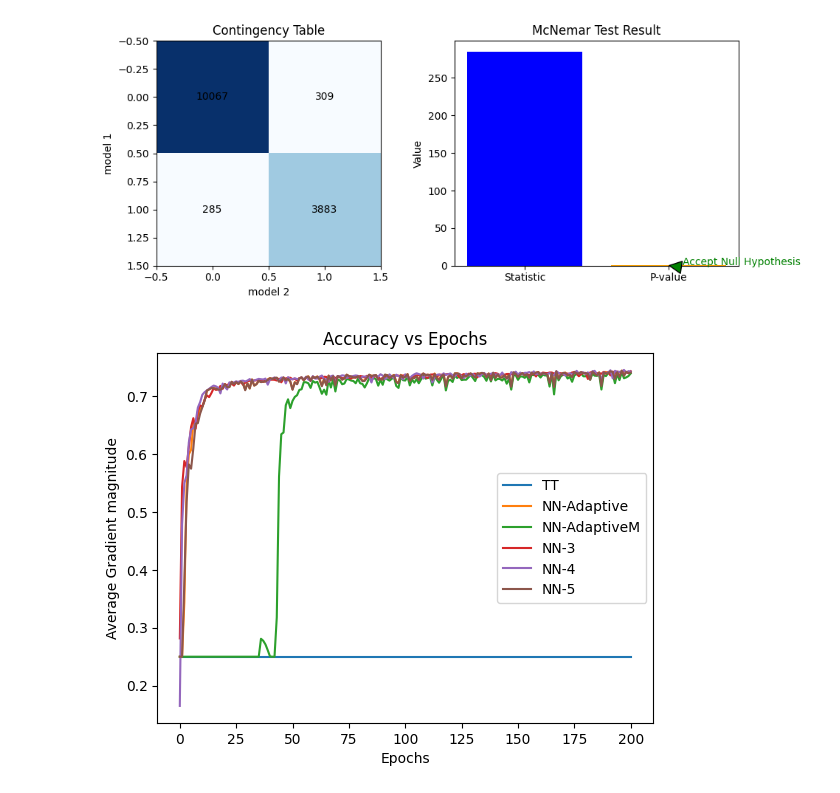
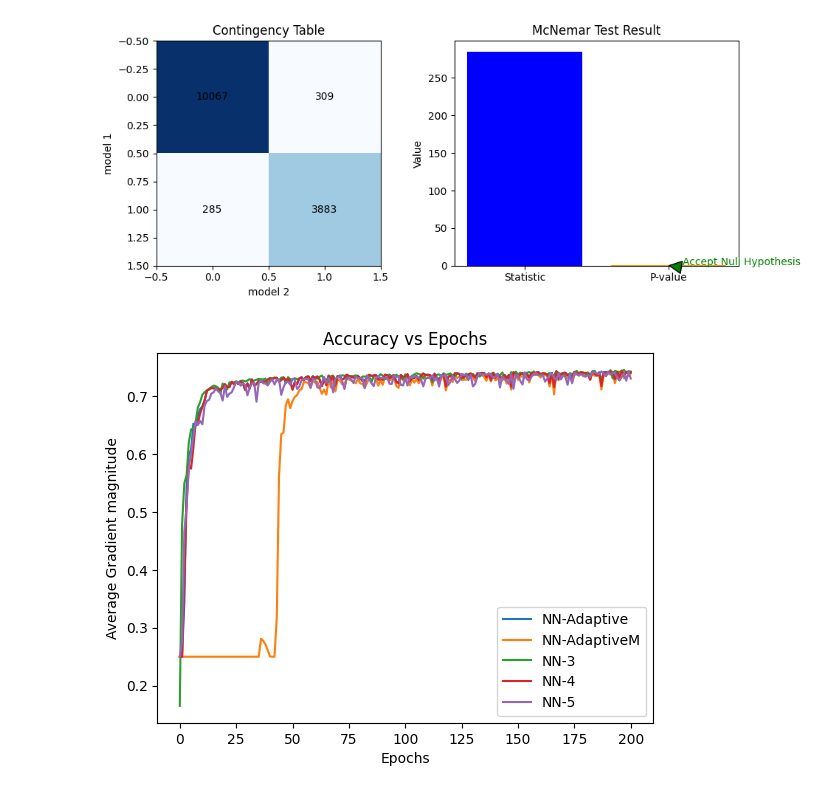
Before and after one commit to wayne-xyz/CS7324As, a Jupyter notebook: Lab4/LabFour.ipynb, the cells around one changed output. Drawn from its saved outputs; the diff is of its cells as text; code cells hidden in the pictures.

```diff
--- a/Lab4/LabFour.ipynb
+++ b/Lab4/LabFour.ipynb
@@ -982,6 +598,0 @@ params = dict(n_hiddens=[50,50,50], # 4 layer
-# %%
-nn_4 = MultiLayerPerceptron(**params)
-
-nn_4.fit(X_train.to_numpy(), y_train.to_numpy(), print_progress=50)
-yhat = nn_4.predict(X_test.to_numpy())
-print('Accuracy:',accuracy_score(y_test.to_numpy(),yhat))
@@ -1055,11 +626,14 @@ plt.show()
 # %%
-params = dict(n_hiddens=[50,50,50,50], # 4 layer
-              C=0.1, # tradeoff L2 regularizer
-              epochs=200, # iterations
-              eta=0.001,  # learning rate
-              minibatches= 50, # minibatch size
-              shuffle=True,
-              random_state=1)
+params5= dict(n_hiddens=[50,50,50,50,50], # 5 layer
+                C=0.1, # tradeoff L2 regularizer
+                epochs=200, # iterations
+                eta=0.001,  # learning rate
+                minibatches= 50, # minibatch size
+                shuffle=True,
+                random_state=1)
 
-params
+nn_5 = MultiLayerPerceptronAdaptive(**params5)
+nn_5.fit(X_train.to_numpy(), y_train.to_numpy(), print_progress=50)
+yhat = nn_5.predict(X_test.to_numpy())
+print('Accuracy:',accuracy_score(y_test.to_numpy(),yhat))
 # %% [output]
@@ -1073,6 +641,0 @@ params
-# %%
-nn_5 = MultiLayerPerceptron(**params)
-
-nn_5.fit(X_train.to_numpy(), y_train.to_numpy(), print_progress=50)
-yhat = nn_5.predict(X_test.to_numpy())
-print('Accuracy:',accuracy_score(y_test.to_numpy(),yhat))
@@ -1091,9 +641,0 @@ plt.show()
-# %%
-ax = plt.subplot(1,1,1)
-for idx in range(len(nn_5.grad_W_list)):
-    plt.plot(abs(nn_5.grad_W_list[idx]), label='W{}'.format(str(idx+1)))
-plt.legend()
-plt.title('Magnitude of the Gradients vs Epochs')
-plt.ylabel('Average Gradient Magnitude')
-plt.xlabel('Epochs')
-plt.show()
@@ -1571,16 +1091,16 @@ plot_mcnemar_result('model 1', 'model 2', temp_table, result)
 [figure]
 # %%
 # show tt, nn_ad, nn_adm, nn_3, nn_4, nn_5 accuracy and epoch plot
-plt.plot(tt.score_, label='TT')
+
 plt.plot(nn_ad.score_, label='NN-Adaptive')
 plt.plot(nn_adm.score_, label='NN-AdaptiveM')
 plt.plot(nn_3.score_, label='NN-3')
 plt.plot(nn_4.score_, label='NN-4')
 plt.plot(nn_5.score_, label='NN-5')
 plt.legend()
 plt.title('Accuracy vs Epochs')
 plt.ylabel('Average Gradient magnitude')
 plt.xlabel('Epochs')
 plt.show()
 # %% [output]
-[figure, old version]
+[figure, new version]
```
Also changed, not shown: parts of 48 cells of this notebook.
